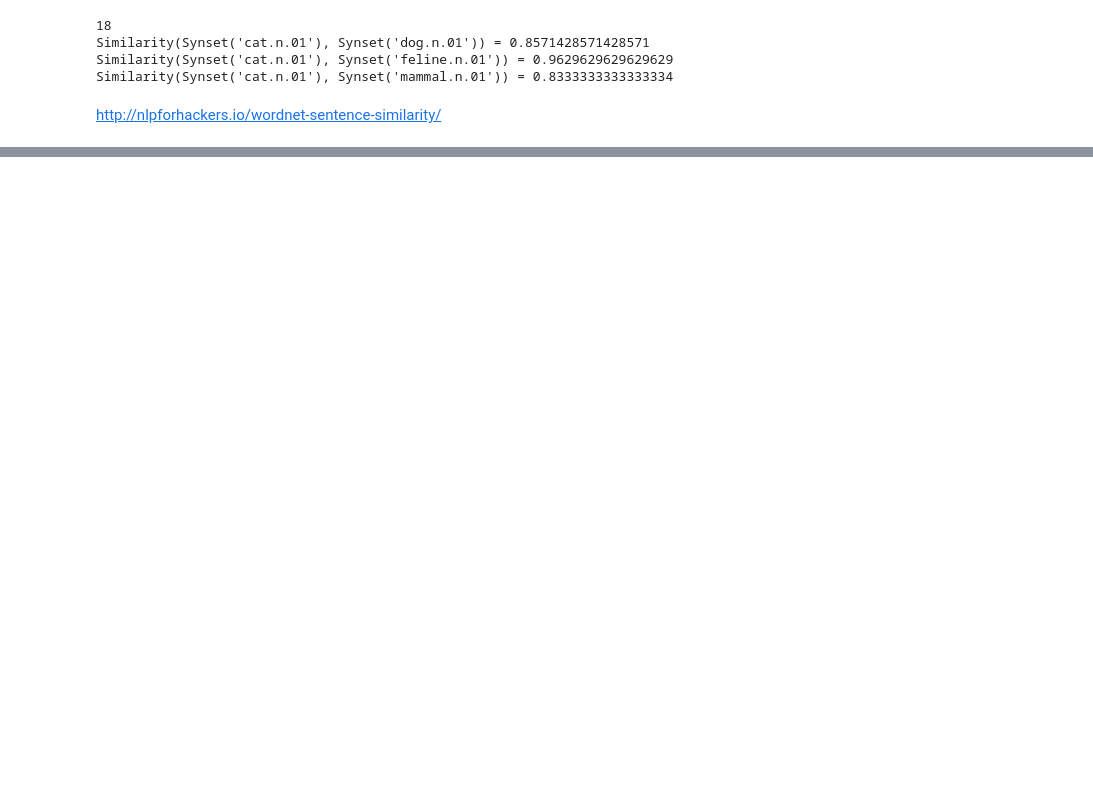
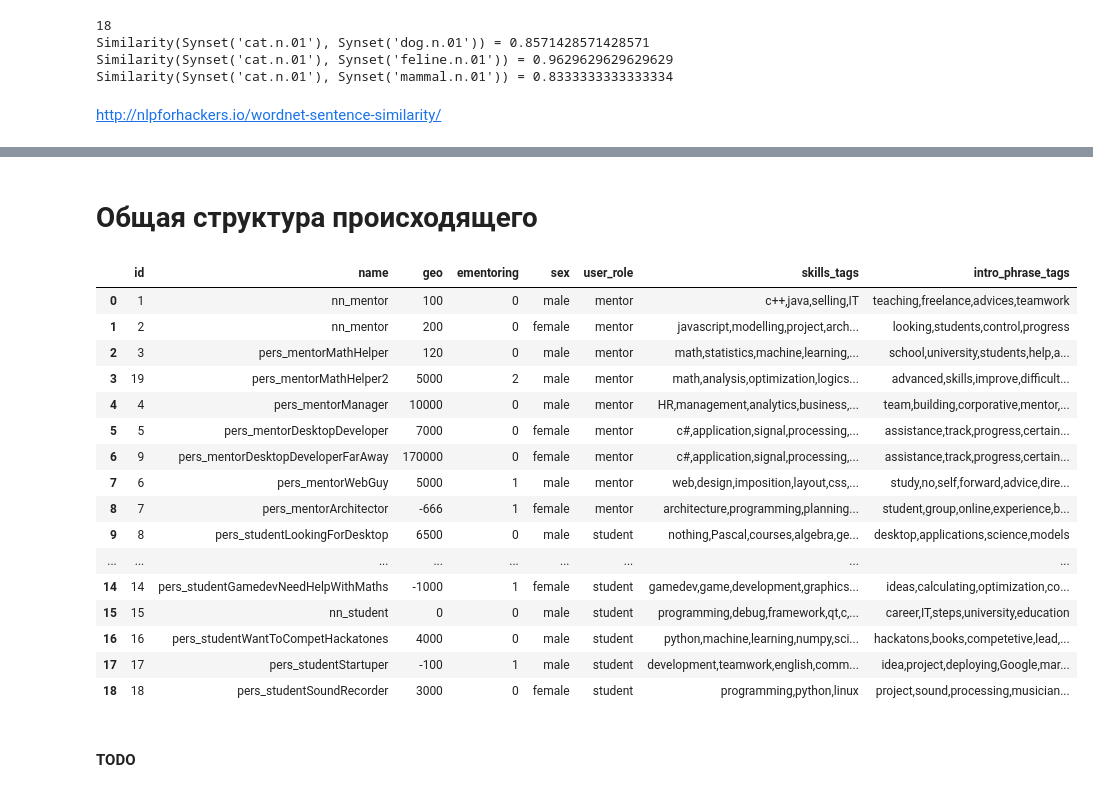
Before and after one commit to yaPhilya/Mentor_Hack, a Jupyter notebook: backend/backend.ipynb, the cells around one changed output, grey strips where cells are left out. Drawn from its saved outputs; the diff is of its cells as text; code cells hidden in the pictures; blank space fills up the shorter version.

Commit message:
Added skeleton of the project

```diff
--- a/backend/backend.ipynb
+++ b/backend/backend.ipynb
@@ -330,0 +219,2 @@ True
+# %% [markdown]
+# Общая структура происходящего
@@ -330,0 +224,21 @@ True
+# %%
+custom_small_set = pd.read_csv('small_custom_dataset.csv', sep=';')
+custom_small_set
+# %% [output]
+|  | id | name | geo | ementoring | sex | user_role | skills_tags | intro_phrase_tags |
+| 0 | 1 | nn_mentor | 100 | 0 | male | mentor | c++,java,selling,IT | teaching,freelance,advices,teamwork |
+| 1 | 2 | nn_mentor | 200 | 0 | female | mentor | javascript,modelling,project,arch... | looking,students,control,progress |
+| 2 | 3 | pers_mentorMathHelper | 120 | 0 | male | mentor | math,statistics,machine,learning,... | school,university,students,help,a... |
+| 3 | 19 | pers_mentorMathHelper2 | 5000 | 2 | male | mentor | math,analysis,optimization,logics... | advanced,skills,improve,difficult... |
+| 4 | 4 | pers_mentorManager | 10000 | 0 | male | mentor | HR,management,analytics,business,... | team,building,corporative,mentor,... |
+| 5 | 5 | pers_mentorDesktopDeveloper | 7000 | 0 | female | mentor | c#,application,signal,processing,... | assistance,track,progress,certain... |
+| 6 | 9 | pers_mentorDesktopDeveloperFarAway | 170000 | 0 | female | mentor | c#,application,signal,processing,... | assistance,track,progress,certain... |
+| 7 | 6 | pers_mentorWebGuy | 5000 | 1 | male | mentor | web,design,imposition,layout,css,... | study,no,self,forward,advice,dire... |
+| 8 | 7 | pers_mentorArchitector | -666 | 1 | female | mentor | architecture,programming,planning... | student,group,online,experience,b... |
+| 9 | 8 | pers_studentLookingForDesktop | 6500 | 0 | male | student | nothing,Pascal,courses,algebra,ge... | desktop,applications,science,models |
+| ... | ... | ... | ... | ... | ... | ... | ... | ... |
+| 14 | 14 | pers_studentGamedevNeedHelpWithMaths | -1000 | 1 | female | student | gamedev,game,development,graphics... | ideas,calculating,optimization,co... |
+| 15 | 15 | nn_student | 0 | 0 | male | student | programming,debug,framework,qt,c,... | career,IT,steps,university,education |
+| 16 | 16 | pers_studentWantToCompetHackatones | 4000 | 0 | male | student | python,machine,learning,numpy,sci... | hackatons,books,competetive,lead,... |
+| 17 | 17 | pers_studentStartuper | -100 | 1 | male | student | development,teamwork,english,comm... | idea,project,deploying,Google,mar... |
+| 18 | 18 | pers_studentSoundRecorder | 3000 | 0 | female | student | programming,python,linux | project,sound,processing,musician... |
@@ -330,0 +247,2 @@ True
+# %% [markdown]
+#### TODO
```
Also changed, not shown: parts of 24 cells of this notebook.
